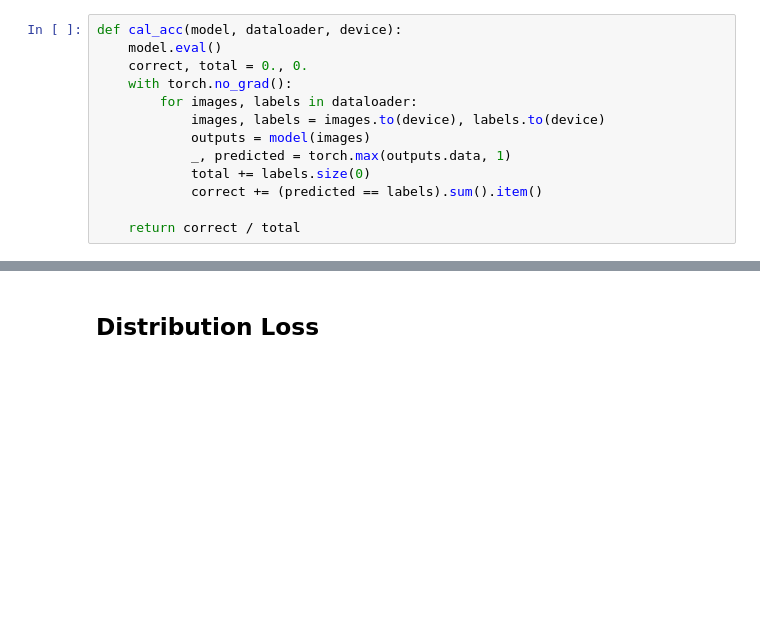
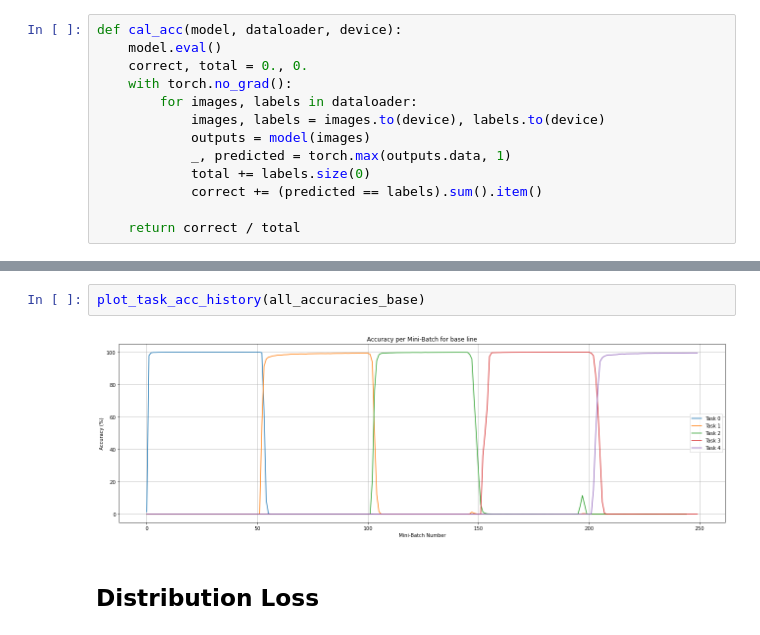
Before and after one commit to bochendong/Fantastic-ML-Method, a Jupyter notebook: LTL/MNIST/Experiment/Best.ipynb, the cells around one changed output, grey strips where cells are left out. Drawn from its saved outputs; the diff is of its cells as text; blank space fills up the shorter version.

```diff
--- a/LTL/MNIST/Experiment/Best.ipynb
+++ b/LTL/MNIST/Experiment/Best.ipynb
@@ -181,3 +244,7 @@ def plot_task_acc_history(all_accuracies):
+# %%
+plot_task_acc_history(all_accuracies_base)
+# %% [output]
+[figure, added]
 # %% [markdown]
 ## Distribution Loss
 # %%
```
Also changed, not shown: parts of 22 cells of this notebook.
